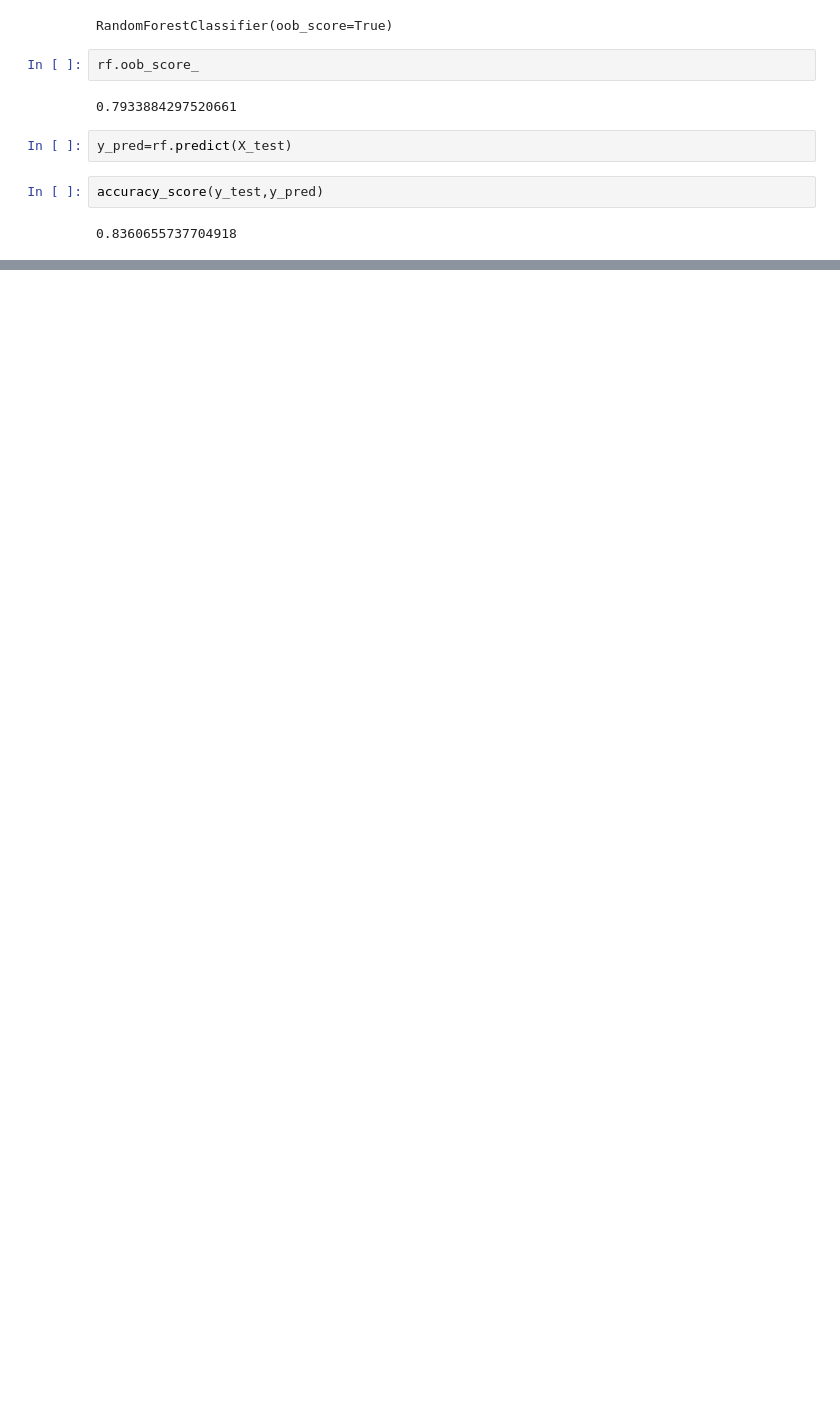
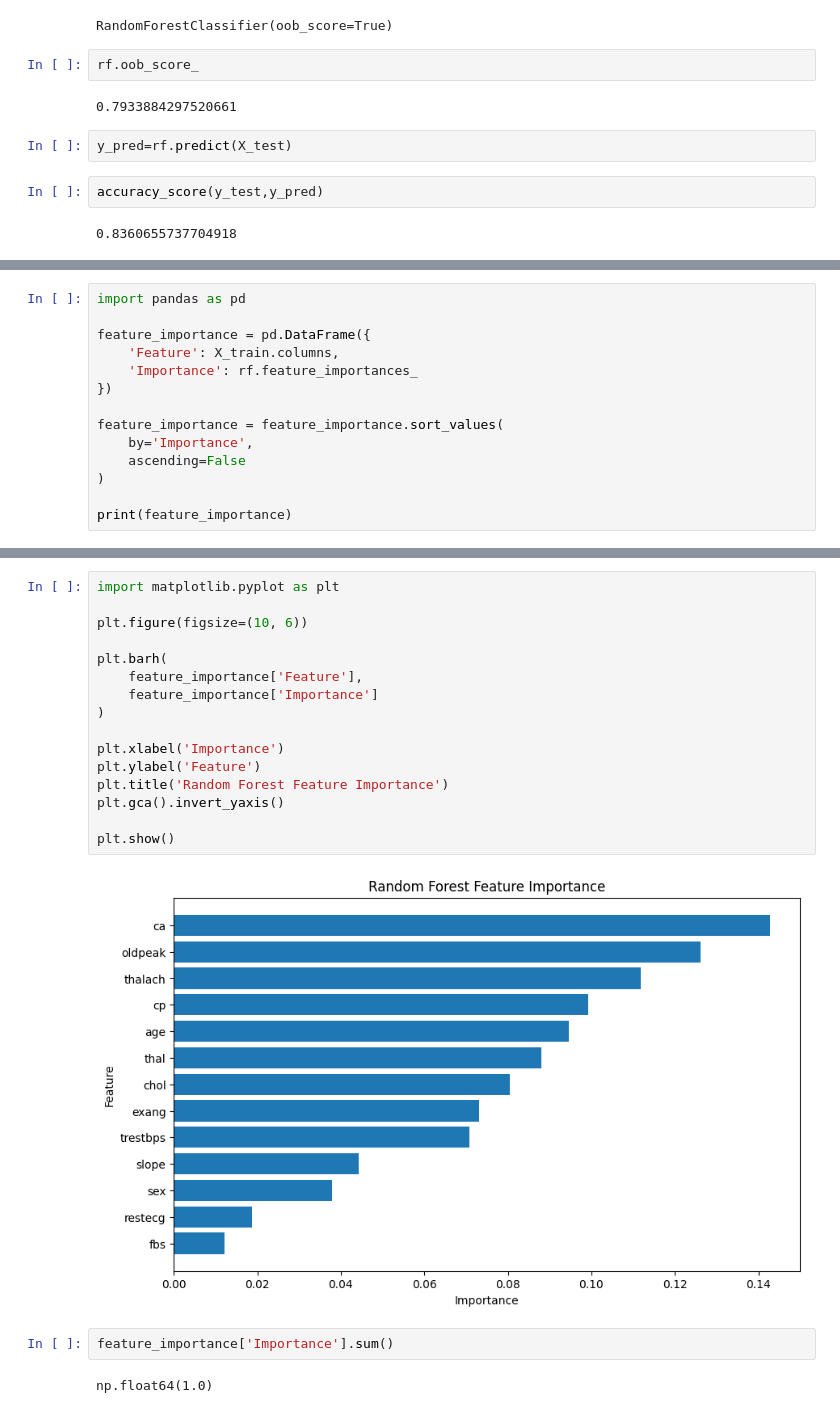
Before and after one commit to rakesh-mandal/ML, a Jupyter notebook: RandomForest/Randomforest.ipynb, the cells around one changed output, grey strips where cells are left out. Cells and saved outputs as stored; diff of their text form; blank space fills up the shorter version.

```diff
--- a/RandomForest/Randomforest.ipynb
+++ b/RandomForest/Randomforest.ipynb
@@ -315,0 +346,14 @@ accuracy_score(y_test,y_pred)
+# %%
+import pandas as pd
+
+feature_importance = pd.DataFrame({
+    'Feature': X_train.columns,
+    'Importance': rf.feature_importances_
+})
+
+feature_importance = feature_importance.sort_values(
+    by='Importance',
+    ascending=False
+)
+
+print(feature_importance)
@@ -315,0 +375,22 @@ accuracy_score(y_test,y_pred)
+# %%
+import matplotlib.pyplot as plt
+
+plt.figure(figsize=(10, 6))
+
+plt.barh(
+    feature_importance['Feature'],
+    feature_importance['Importance']
+)
+
+plt.xlabel('Importance')
+plt.ylabel('Feature')
+plt.title('Random Forest Feature Importance')
+plt.gca().invert_yaxis()
+
+plt.show()
+# %% [output]
+[figure, added]
+# %%
+feature_importance['Importance'].sum()
+# %% [output]
+np.float64(1.0)
```
Also changed, not shown: parts of 4 cells of this notebook.
